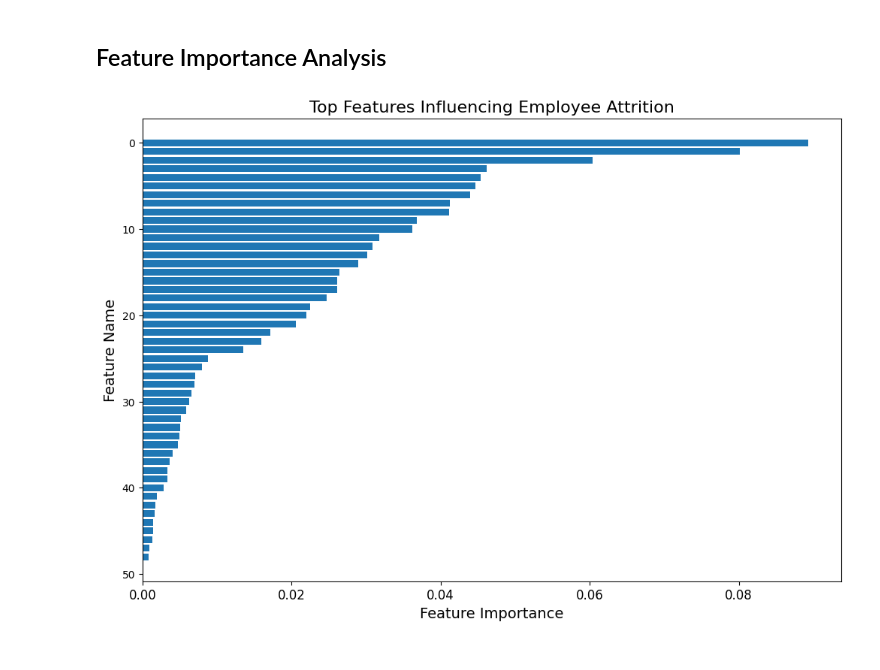
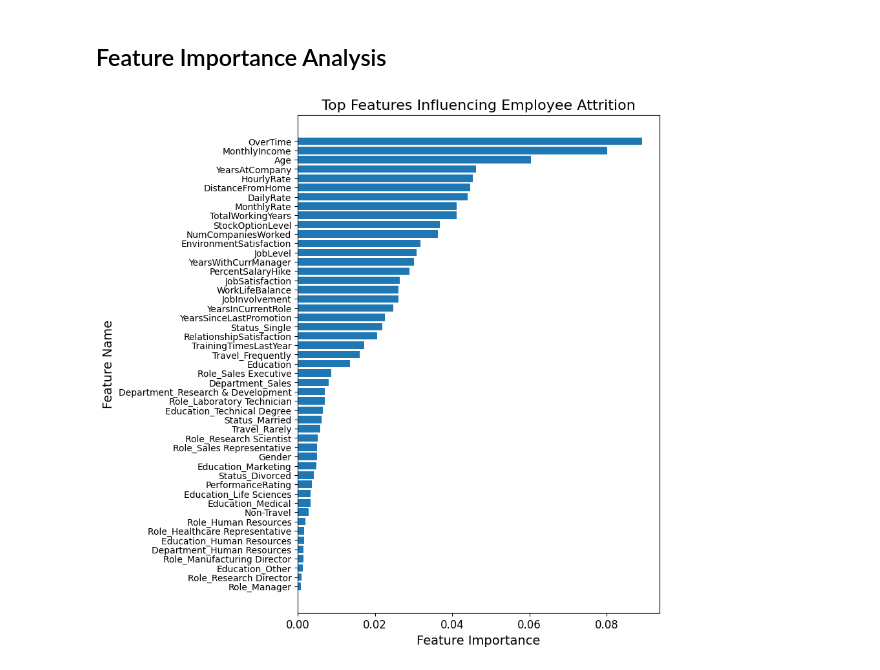
Before and after one commit to BarraHarrison/Employee-Attrition, a Jupyter notebook: employee_attrition.ipynb, the cells around one changed output. Saved outputs shown, nothing was run; the diff lists cells and outputs as text; code cells hidden in the pictures.

Commit message:
About to cook up some data visuals

```diff
--- a/employee_attrition.ipynb
+++ b/employee_attrition.ipynb
@@ -356,20 +356,26 @@ Final Test Accuracy: 0.8844
 # %%
 import matplotlib.pyplot as plt
 import numpy as np
 
 feature_importances = best_rf_optuna.feature_importances_
 feature_names = x_train.columns
 
 sorted_indices = np.argsort(feature_importances)[::-1]
+sorted_names = np.array(feature_names)[sorted_indices]
 
-plt.figure(figsize=(12, 8))
+plt.figure(figsize=(14, 10))
 plt.barh(range(len(sorted_indices)), feature_importances[sorted_indices], align="center")
+
 plt.xlabel("Feature Importance", fontsize=14)
 plt.ylabel("Feature Name", fontsize=14)
 plt.title("Top Features Influencing Employee Attrition", fontsize=16)
+
 plt.xticks(fontsize=12)
-plt.yticks(fontsize=10)
+plt.yticks(range(len(sorted_indices)), sorted_names, fontsize=10)
 plt.gca().invert_yaxis()
+
+plt.subplots_adjust(left=0.5)
+
 plt.show()
 # %% [output]
-[figure, old version]
+[figure, new version]
```
